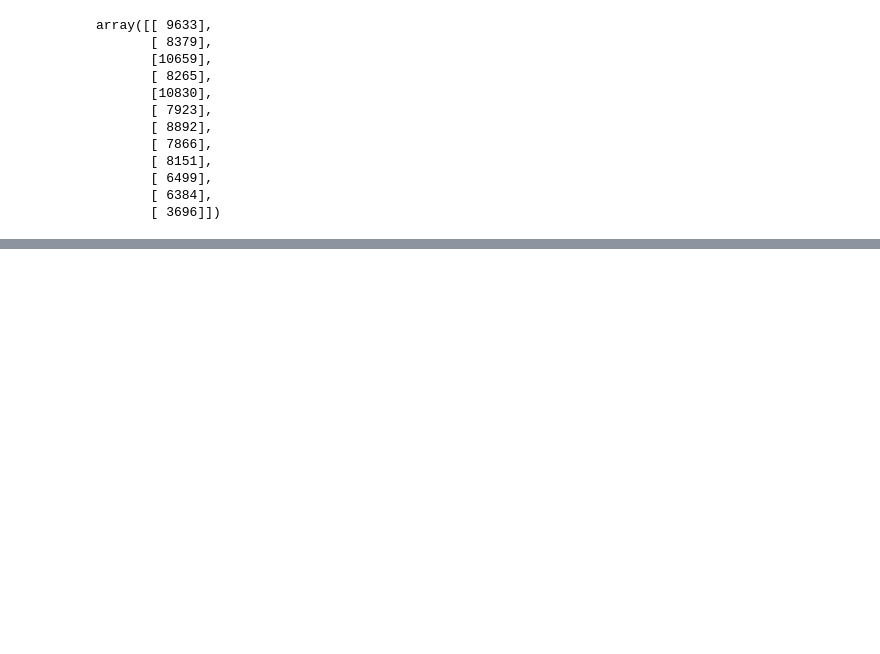
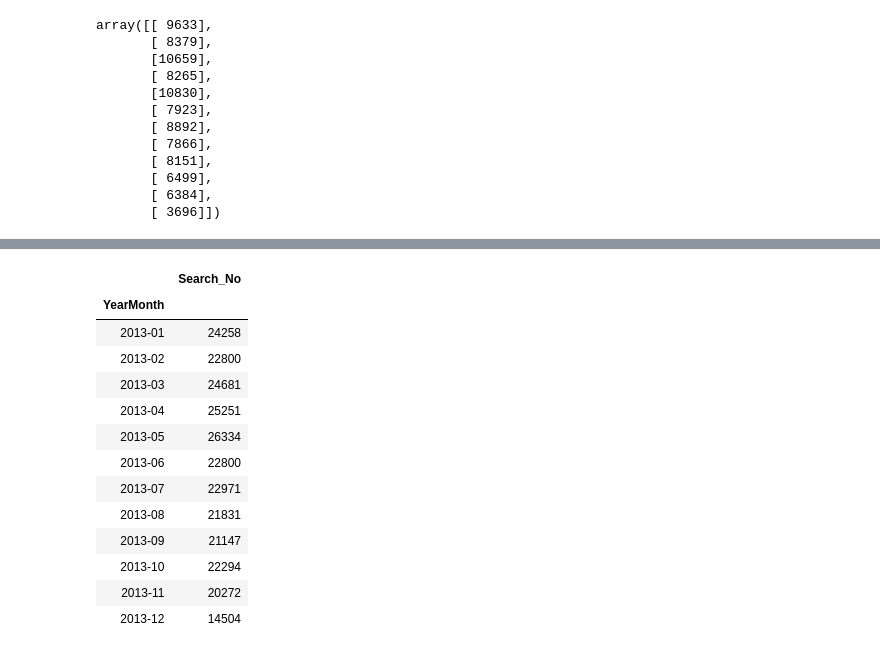
Before and after one commit to daniel-isidro/amadeus_challenge, a Jupyter notebook: amadeus_challenge.ipynb, the cells around one changed output, grey strips where cells are left out. Saved outputs shown, nothing was run; the diff lists cells and outputs as text; code cells hidden in the pictures; blank space fills up the shorter version.

```diff
--- a/amadeus_challenge.ipynb
+++ b/amadeus_challenge.ipynb
@@ -514,0 +552,19 @@ array([[ 9633],
+# %%
+#MAD dataframe
+df_mad = df_cities[df_cities['Destination']=='MAD'].groupby('YearMonth').sum()
+df_mad
+# %% [output]
+|  | Search_No |
+| YearMonth |  |
+| 2013-01 | 24258 |
+| 2013-02 | 22800 |
+| 2013-03 | 24681 |
+| 2013-04 | 25251 |
+| 2013-05 | 26334 |
+| 2013-06 | 22800 |
+| 2013-07 | 22971 |
+| 2013-08 | 21831 |
+| 2013-09 | 21147 |
+| 2013-10 | 22294 |
+| 2013-11 | 20272 |
+| 2013-12 | 14504 |
```
Also changed, not shown: parts of 5 cells of this notebook.
